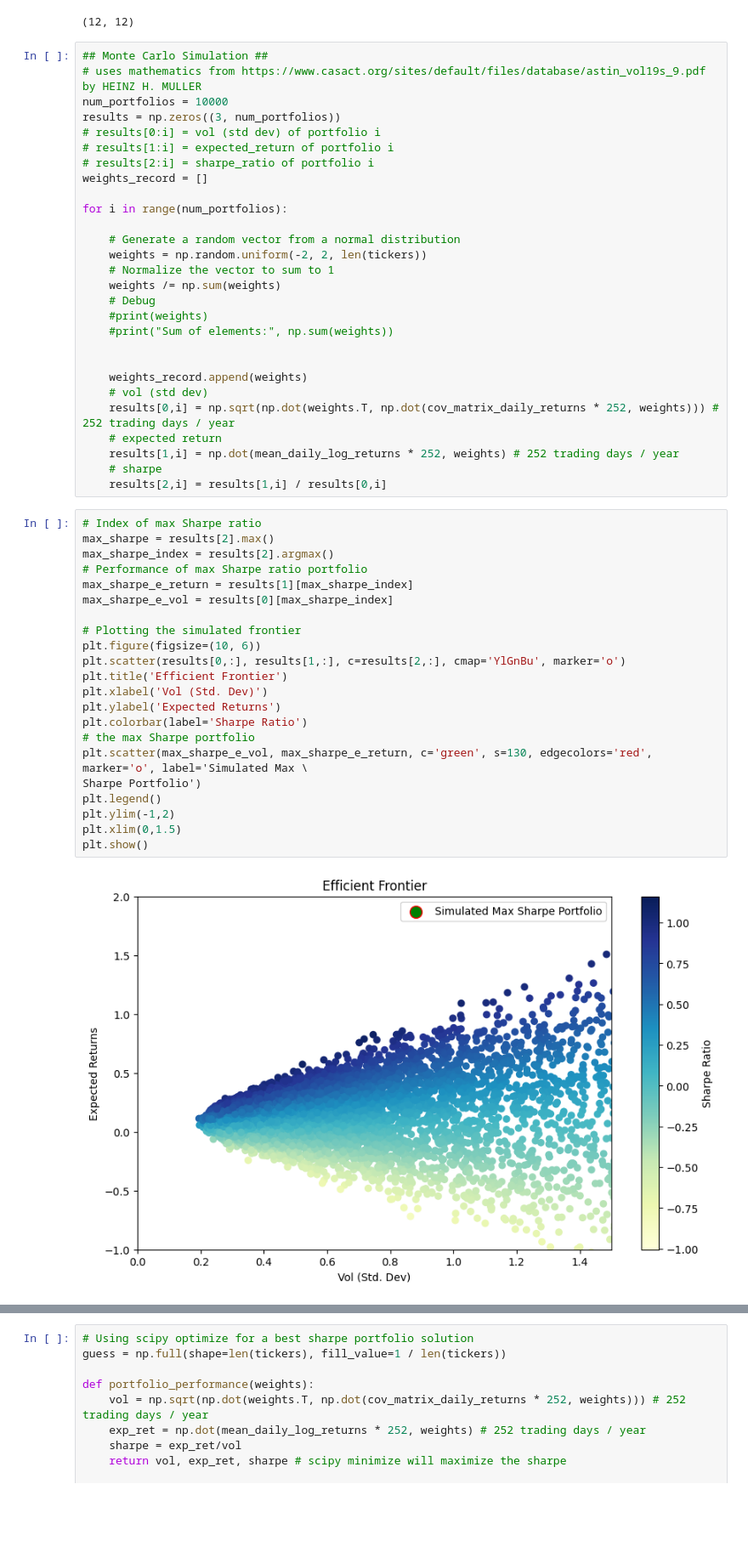
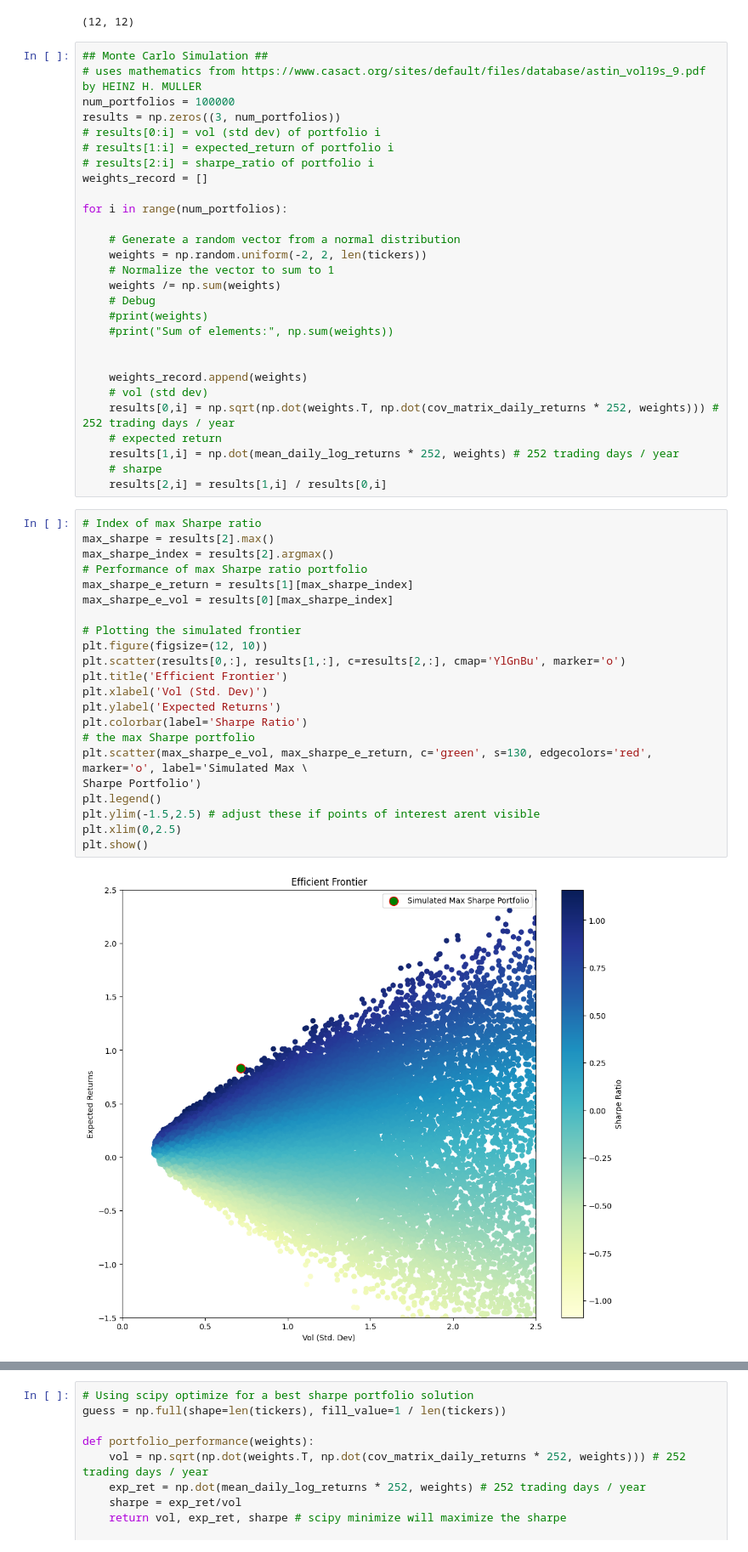
Before and after one commit to samperrone25/markowitz-demo, a Jupyter notebook: markowitz-notebook.ipynb, the cells around one changed output, grey strips where cells are left out. Shown at 85% size. Saved outputs shown, nothing was run; the diff lists cells and outputs as text; blank space fills up the shorter version.

```diff
--- a/markowitz-notebook.ipynb
+++ b/markowitz-notebook.ipynb
@@ -72,7 +72,7 @@ print(cov_matrix_daily_returns.shape)
 # %%
 ## Monte Carlo Simulation ##
 # uses mathematics from https://www.casact.org/sites/default/files/database/astin_vol19s_9.pdf by HEINZ H. MULLER
-num_portfolios = 10000
+num_portfolios = 100000
 results = np.zeros((3, num_portfolios))
 # results[0:i] = vol (std dev) of portfolio i
 # results[1:i] = expected_return of portfolio i
@@ -100,27 +100,27 @@ for i in range(num_portfolios):
 # %%
 # Index of max Sharpe ratio
 max_sharpe = results[2].max()
 max_sharpe_index = results[2].argmax()
 # Performance of max Sharpe ratio portfolio
 max_sharpe_e_return = results[1][max_sharpe_index]
 max_sharpe_e_vol = results[0][max_sharpe_index]
 
 # Plotting the simulated frontier
-plt.figure(figsize=(10, 6))
+plt.figure(figsize=(12, 10))
 plt.scatter(results[0,:], results[1,:], c=results[2,:], cmap='YlGnBu', marker='o')
 plt.title('Efficient Frontier')
 plt.xlabel('Vol (Std. Dev)')
 plt.ylabel('Expected Returns')
 plt.colorbar(label='Sharpe Ratio')
 # the max Sharpe portfolio
 plt.scatter(max_sharpe_e_vol, max_sharpe_e_return, c='green', s=130, edgecolors='red', marker='o', label='Simulated Max \
 Sharpe Portfolio')
 plt.legend()
-plt.ylim(-1,2)
-plt.xlim(0,1.5)
+plt.ylim(-1.5,2.5) # adjust these if points of interest arent visible
+plt.xlim(0,2.5)
 plt.show()
 # %% [output]
-[figure, old version]
+[figure, new version]
 # %%
 # Simulation Summary
 print('In the simulated best Sharpe portfolio with SR {}:'.format(max_sharpe))
```
Also changed, not shown: parts of 8 cells of this notebook, 1 other file.
